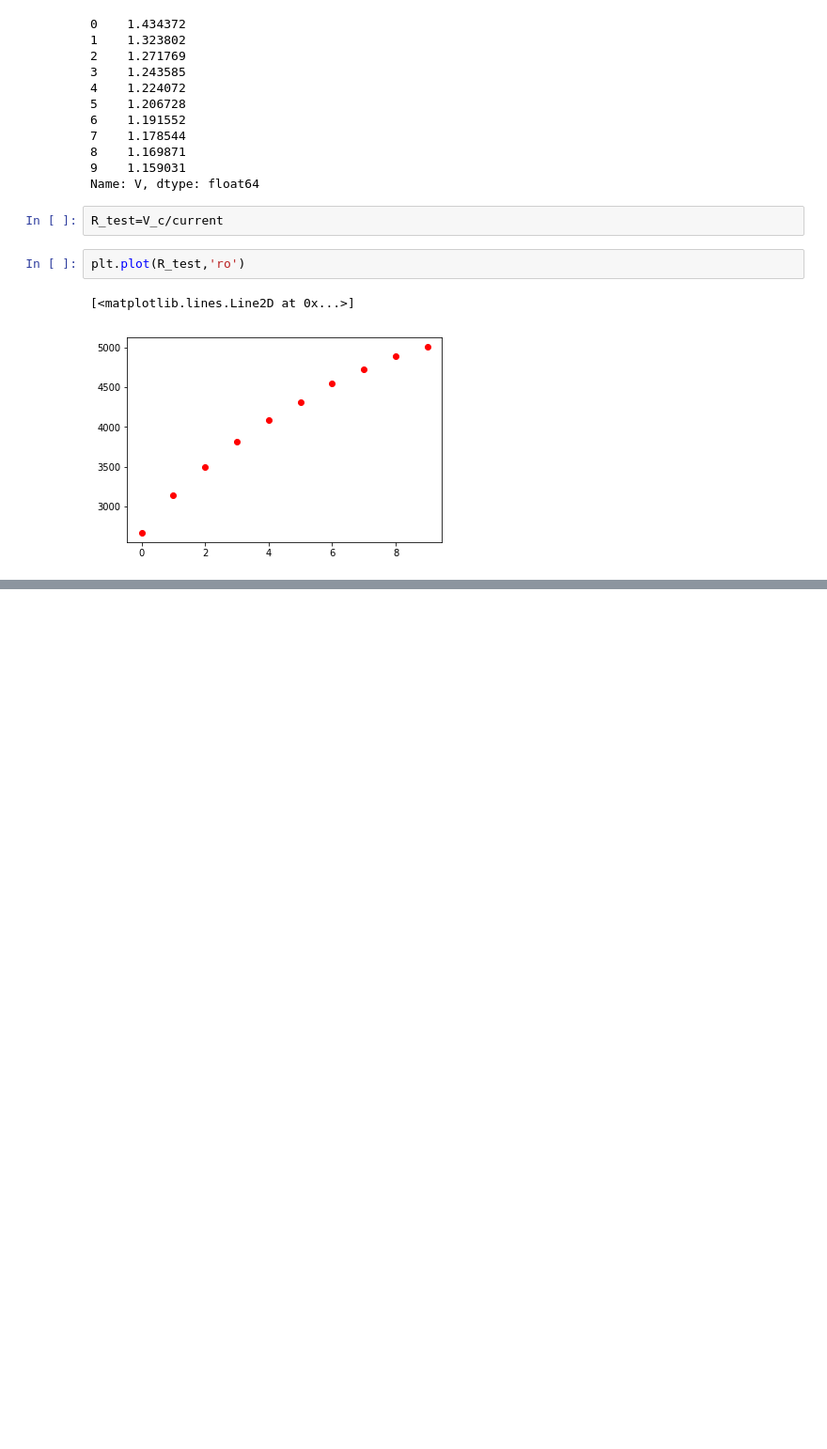
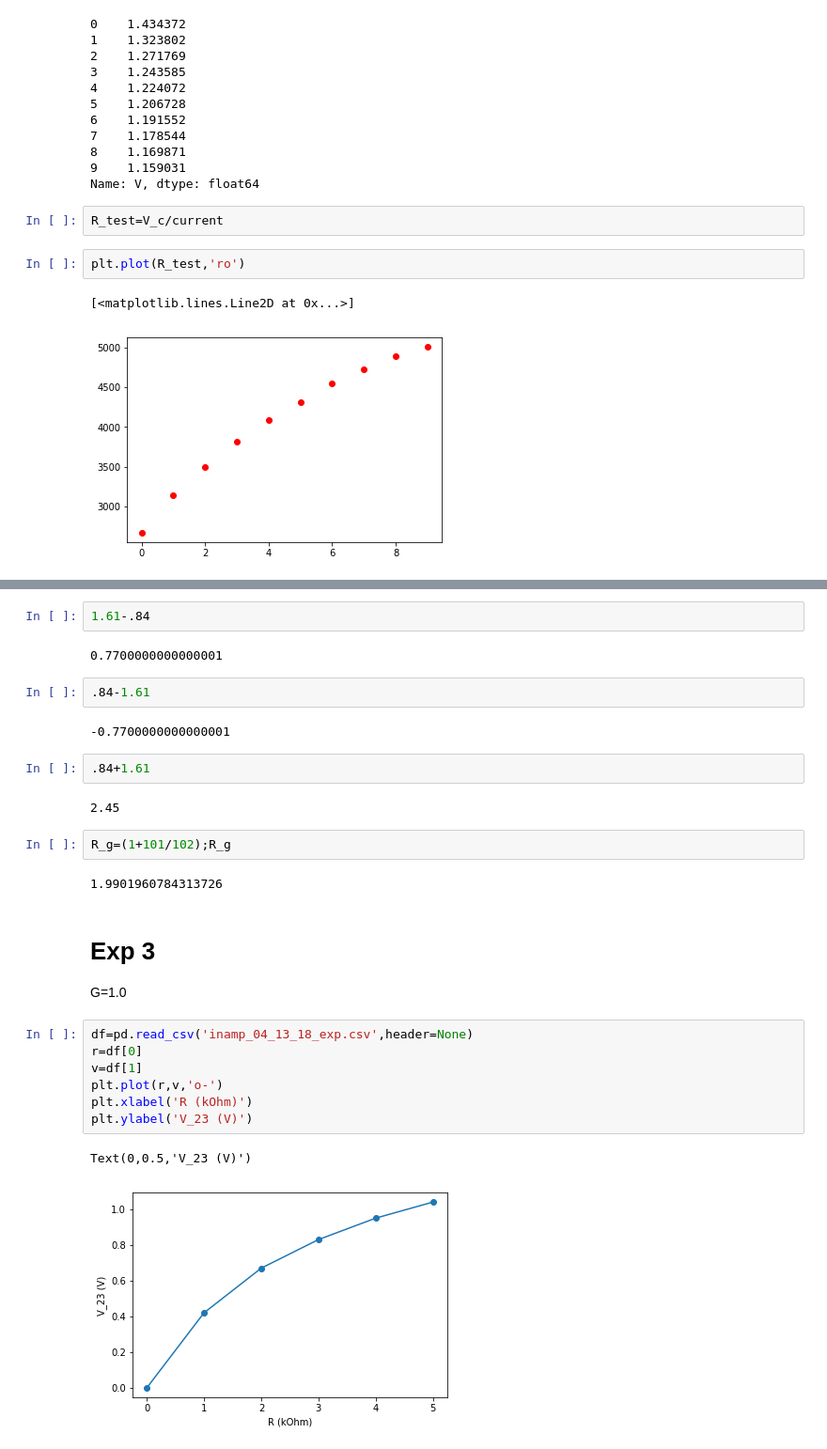
Before and after one commit to edgecollective/four-probe, a Jupyter notebook: analysis/four-probe.ipynb, the cells around one changed output, grey strips where cells are left out. Shown: that part at 94% size. Drawn from its saved outputs; the diff is of its cells as text; blank space fills up the shorter version.

```diff
--- a/analysis/four-probe.ipynb
+++ b/analysis/four-probe.ipynb
@@ -116,0 +341,30 @@ plt.plot(R_test,'ro')
+# %%
+1.61-.84
+# %% [output]
+0.7700000000000001
+# %%
+.84-1.61
+# %% [output]
+-0.7700000000000001
+# %%
+.84+1.61
+# %% [output]
+2.45
+# %%
+R_g=(1+101/102);R_g
+# %% [output]
+1.9901960784313726
+# %% [markdown]
+# Exp 3
+
+G=1.0
+# %%
+df=pd.read_csv('inamp_04_13_18_exp.csv',header=None)
+r=df[0]
+v=df[1]
+plt.plot(r,v,'o-')
+plt.xlabel('R (kOhm)')
+plt.ylabel('V_23 (V)')
+# %% [output]
+Text(0,0.5,'V_23 (V)')
+[figure, added]
```
Also changed, not shown: parts of 57 cells of this notebook, 4 other files.
